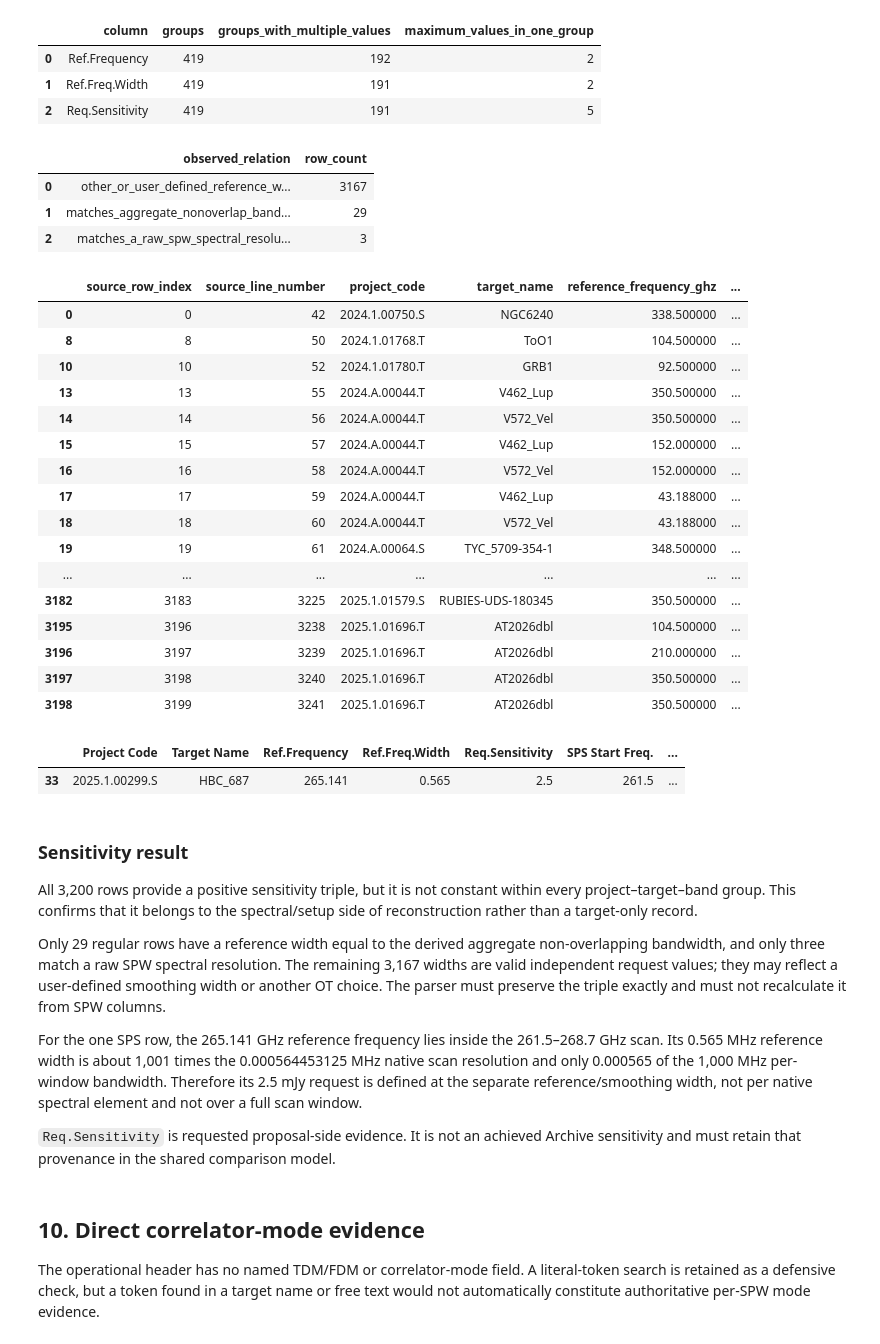
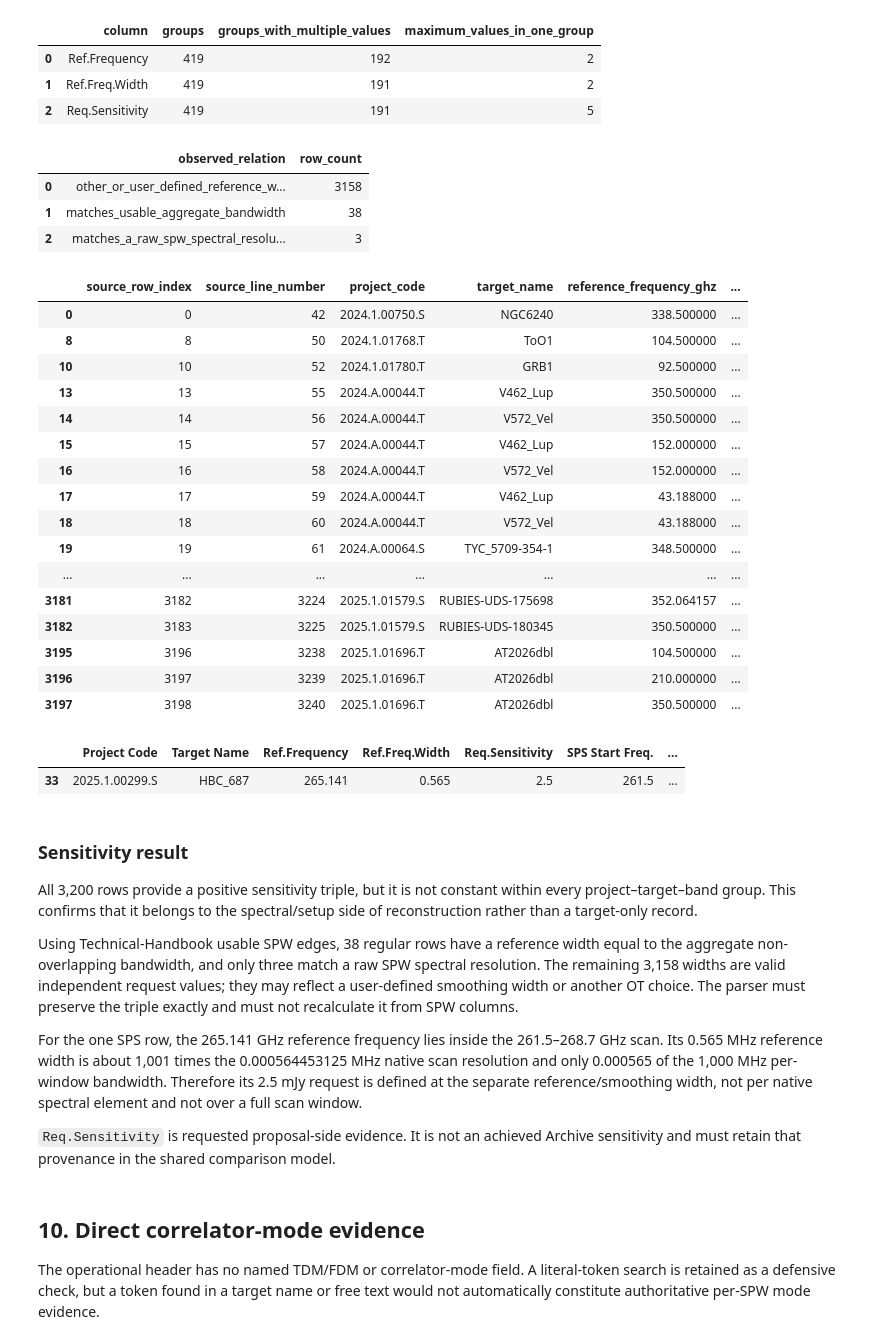
Before and after one commit to skycharon2/alma-duplication-tool, a Jupyter notebook: notebooks/05_queue_csv_exploration.ipynb, the cells around one changed output. Cells and saved outputs as stored; diff of their text form; code cells hidden in the pictures.

```diff
--- a/notebooks/05_queue_csv_exploration.ipynb
+++ b/notebooks/05_queue_csv_exploration.ipynb
@@ -1969,7 +2043,7 @@ for row_index, group in spw_interval_diagnostic.groupby(
     raw_spectral_resolutions_mhz = group[
         "spectral_resolution_mhz"
     ].to_numpy()
-    aggregate_nonoverlap_bandwidth_mhz = union_interval_width_mhz(
+    nominal_aggregate_nonoverlap_bandwidth_mhz = union_interval_width_mhz(
         list(
             zip(
                 group["lower_sky_frequency_ghz"],
@@ -1978,9 +2052,18 @@ for row_index, group in spw_interval_diagnostic.groupby(
         )
     )
 
-    matches_aggregate = np.isclose(
+    usable_aggregate_nonoverlap_bandwidth_mhz = union_interval_width_mhz(
+        list(
+            zip(
+                group["usable_lower_sky_frequency_ghz"],
+                group["usable_upper_sky_frequency_ghz"],
+            )
+        )
+    )
+
+    matches_usable_aggregate = np.isclose(
         reference_width_mhz,
-        aggregate_nonoverlap_bandwidth_mhz,
+        usable_aggregate_nonoverlap_bandwidth_mhz,
         rtol=1e-7,
         atol=1e-6,
     )
@@ -1991,8 +2074,8 @@ for row_index, group in spw_interval_diagnostic.groupby(
         atol=1e-6,
     ).any()
 
-    if matches_aggregate:
-        observed_relation = "matches_aggregate_nonoverlap_bandwidth"
+    if matches_usable_aggregate:
+        observed_relation = "matches_usable_aggregate_bandwidth"
     elif matches_raw_spw_resolution:
         observed_relation = "matches_a_raw_spw_spectral_resolution"
     else:
@@ -2011,8 +2094,11 @@ for row_index, group in spw_interval_diagnostic.groupby(
             "requested_sensitivity_mjy": float(
                 queue_raw.at[row_index, "Req.Sensitivity"]
             ),
-            "aggregate_nonoverlap_bandwidth_mhz": (
-                aggregate_nonoverlap_bandwidth_mhz
+            "nominal_aggregate_nonoverlap_bandwidth_mhz": (
+                nominal_aggregate_nonoverlap_bandwidth_mhz
+            ),
+            "usable_aggregate_nonoverlap_bandwidth_mhz": (
+                usable_aggregate_nonoverlap_bandwidth_mhz
             ),
             "observed_reference_width_relation": observed_relation,
         }
@@ -2033,42 +2119,42 @@ reference_width_relation_census = (
 display(reference_width_relation_census)
 display(
     regular_sensitivity_diagnostic.loc[
         regular_sensitivity_diagnostic[
             "observed_reference_width_relation"
         ].ne("other_or_user_defined_reference_width")
     ].head(40)
 )
 
 relation_counts = reference_width_relation_census.set_index(
     "observed_relation"
 )["row_count"]
 
 assert len(regular_sensitivity_diagnostic) == 3199
-assert relation_counts["matches_aggregate_nonoverlap_bandwidth"] == 29
+assert relation_counts["matches_usable_aggregate_bandwidth"] == 38
 assert relation_counts["matches_a_raw_spw_spectral_resolution"] == 3
-assert relation_counts["other_or_user_defined_reference_width"] == 3167
+assert relation_counts["other_or_user_defined_reference_width"] == 3158
 # %% [output]
 |  | observed_relation | row_count |
-| 0 | other_or_user_defined_reference_w... | 3167 |
-| 1 | matches_aggregate_nonoverlap_band... | 29 |
+| 0 | other_or_user_defined_reference_w... | 3158 |
+| 1 | matches_usable_aggregate_bandwidth | 38 |
 | 2 | matches_a_raw_spw_spectral_resolu... | 3 |
 |  | source_row_index | source_line_number | project_code | target_name | reference_frequency_ghz | ... |
 | 0 | 0 | 42 | 2024.1.00750.S | NGC6240 | 338.500000 | ... |
 | 8 | 8 | 50 | 2024.1.01768.T | ToO1 | 104.500000 | ... |
 | 10 | 10 | 52 | 2024.1.01780.T | GRB1 | 92.500000 | ... |
 | 13 | 13 | 55 | 2024.A.00044.T | V462_Lup | 350.500000 | ... |
 | 14 | 14 | 56 | 2024.A.00044.T | V572_Vel | 350.500000 | ... |
 | 15 | 15 | 57 | 2024.A.00044.T | V462_Lup | 152.000000 | ... |
 | 16 | 16 | 58 | 2024.A.00044.T | V572_Vel | 152.000000 | ... |
 | 17 | 17 | 59 | 2024.A.00044.T | V462_Lup | 43.188000 | ... |
 | 18 | 18 | 60 | 2024.A.00044.T | V572_Vel | 43.188000 | ... |
 | 19 | 19 | 61 | 2024.A.00064.S | TYC_5709-354-1 | 348.500000 | ... |
 | ... | ... | ... | ... | ... | ... | ... |
+| 3181 | 3182 | 3224 | 2025.1.01579.S | RUBIES-UDS-175698 | 352.064157 | ... |
 | 3182 | 3183 | 3225 | 2025.1.01579.S | RUBIES-UDS-180345 | 350.500000 | ... |
 | 3195 | 3196 | 3238 | 2025.1.01696.T | AT2026dbl | 104.500000 | ... |
 | 3196 | 3197 | 3239 | 2025.1.01696.T | AT2026dbl | 210.000000 | ... |
 | 3197 | 3198 | 3240 | 2025.1.01696.T | AT2026dbl | 350.500000 | ... |
-| 3198 | 3199 | 3241 | 2025.1.01696.T | AT2026dbl | 350.500000 | ... |
 # %%
 sps_sensitivity = queue_raw.loc[
     spectral_scan_mask,
@@ -2130,9 +2216,10 @@ All 3,200 rows provide a positive sensitivity triple, but it is not constant wit
 every project–target–band group. This confirms that it belongs to the spectral/setup
 side of reconstruction rather than a target-only record.
 
-Only 29 regular rows have a reference width equal to the derived aggregate
-non-overlapping bandwidth, and only three match a raw SPW spectral resolution.
-The remaining 3,167 widths are valid independent request values; they may reflect a
+Using Technical-Handbook usable SPW edges, 38 regular rows have a reference width
+equal to the aggregate non-overlapping bandwidth, and only three match a raw SPW
+spectral resolution. The remaining 3,158 widths are valid independent request values;
+they may reflect a
 user-defined smoothing width or another OT choice. The parser must preserve the
 triple exactly and must not recalculate it from SPW columns.
 
```
Also changed, not shown: parts of 7 cells of this notebook, 23 other files.
